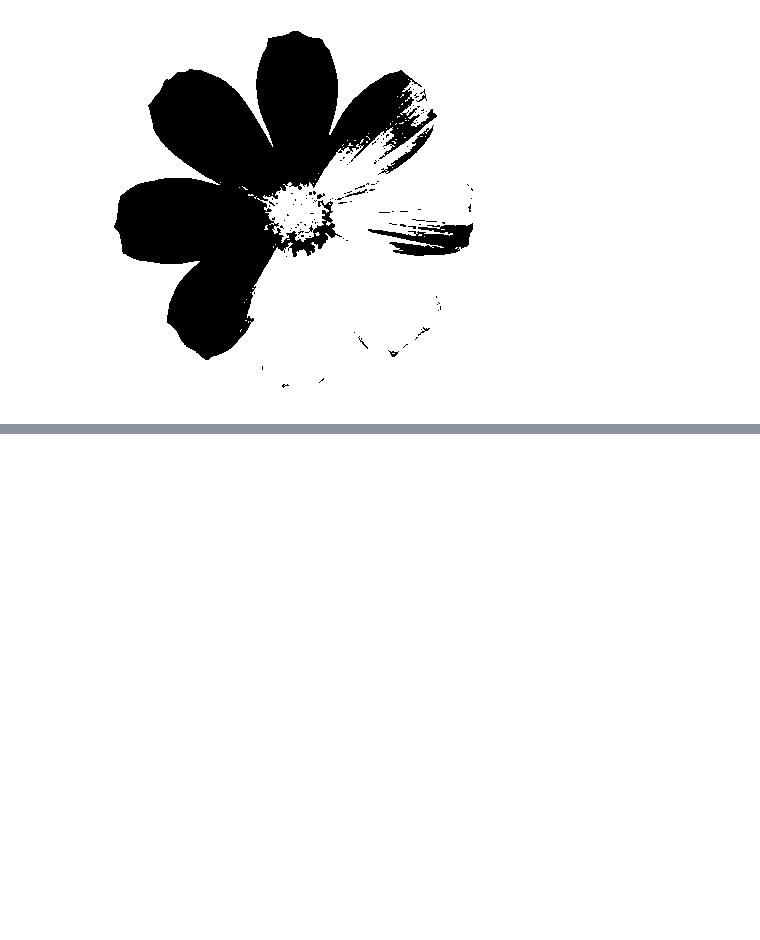
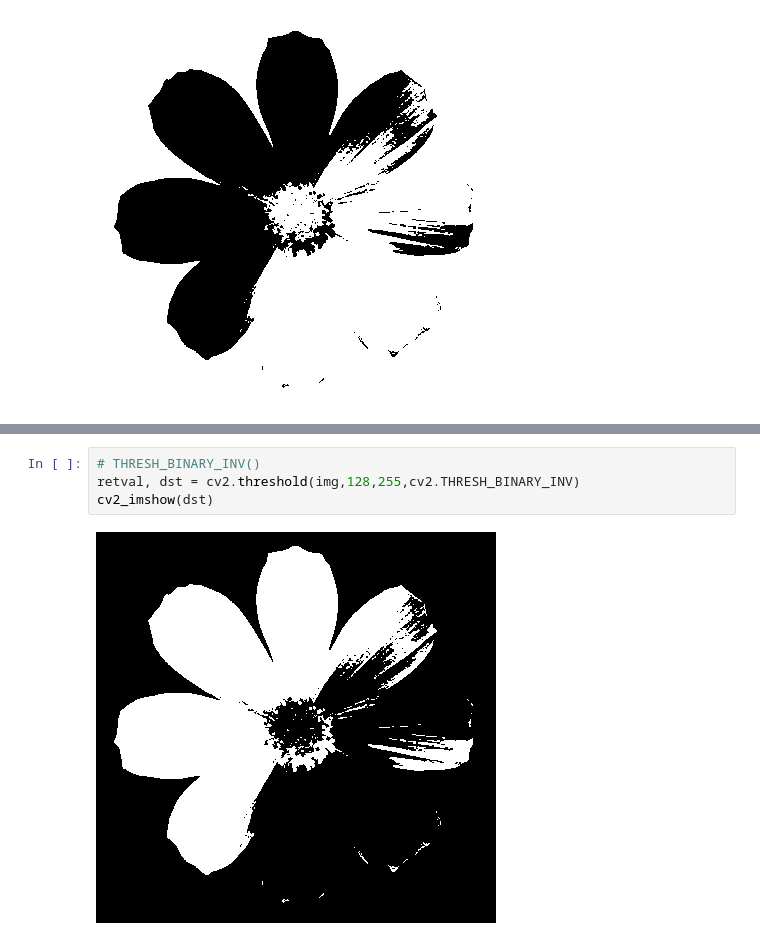
Before and after one commit to olzlt/OpenCV, a Jupyter notebook: opencv_05_binary.ipynb, the cells around one changed output, grey strips where cells are left out. Saved outputs shown, nothing was run; the diff lists cells and outputs as text; blank space fills up the shorter version.

```diff
--- a/opencv_05_binary.ipynb
+++ b/opencv_05_binary.ipynb
@@ -60,0 +67,6 @@ THRESH_TOZERO_INV
+# %%
+# THRESH_BINARY_INV()
+retval, dst = cv2.threshold(img,128,255,cv2.THRESH_BINARY_INV)
+cv2_imshow(dst)
+# %% [output]
+[figure, added]
```
Also changed, not shown: parts of 9 cells of this notebook.
